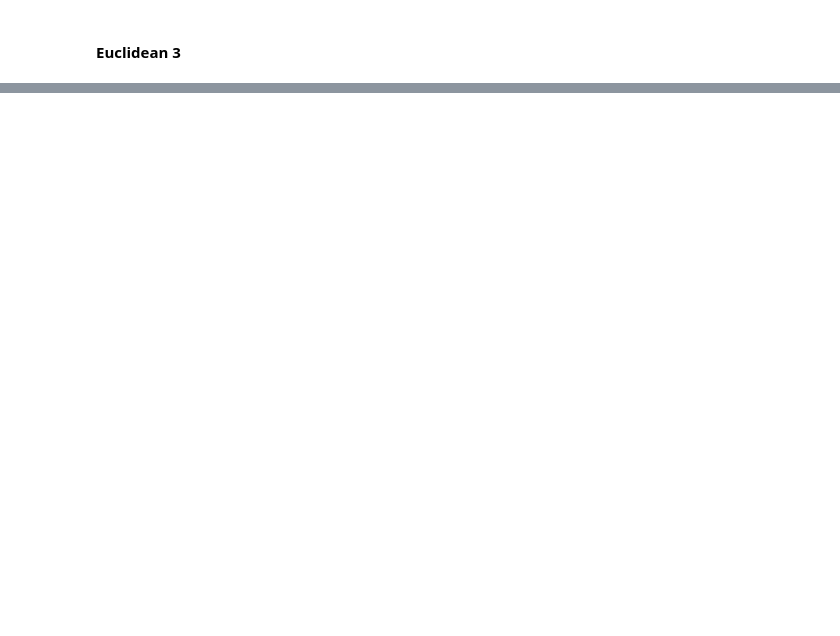
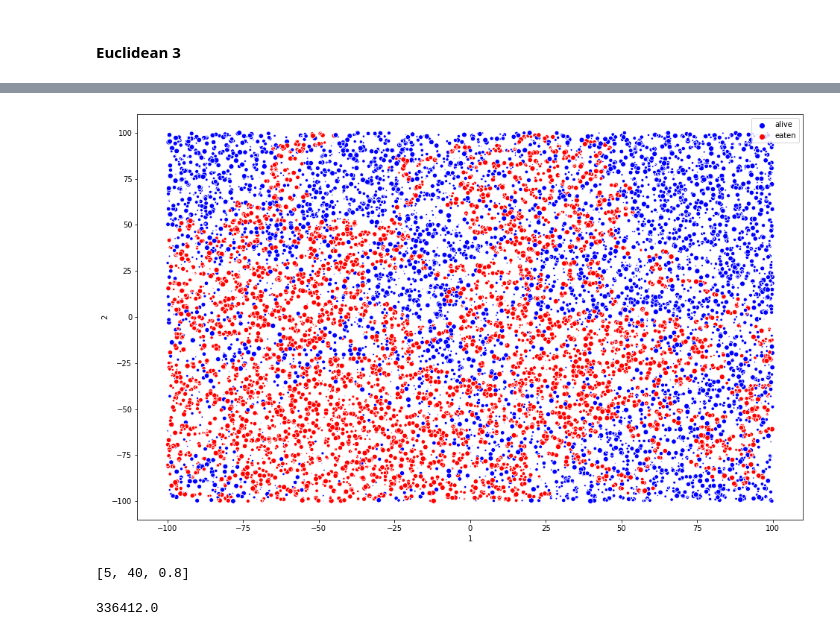
Before and after one commit to camilleAmaury/Master2DS, a Jupyter notebook: ClassificationRepresentationLearning/Projet/FirstTry.ipynb, the cells around one changed output, grey strips where cells are left out. Saved outputs shown, nothing was run; the diff lists cells and outputs as text; code cells hidden in the pictures; blank space fills up the shorter version.

```diff
--- a/ClassificationRepresentationLearning/Projet/FirstTry.ipynb
+++ b/ClassificationRepresentationLearning/Projet/FirstTry.ipynb
@@ -124,18 +256,19 @@ parser(result[0], "Euclidean_3_Metric")
 # %%
-class Random_Strategy(Strategy):
+class OneStep_Metric_Strategy(Strategy):
 
-    def __init__(self):
-        super(Random_Strategy, self).__init__()
+    def __init__(self, metric):
+        super(OneStep_Metric_Strategy, self).__init__()
+        self.metric = metric
 
-    def choose_action(self, possibilities, time_left, coordinate):
-        #action = possibilities[random.randint(0,len(possibilities)-1)][:2]
-        action = argmin[possibilities[i][1] for i in range(len(possibilities))]
-        if time_left - action[1] < 0:
-            return -1, None
-        return int(action[0]), action[1]
+    def choose_action(self, possibilities, rewards, time_left, coordinate):
+        distances = [possibilities[i][1] for i in range(len(possibilities))]
+        ids = [possibilities[i][0] for i in range(len(possibilities))]
+        ratios = self.metric.apply(distances, rewards)
+        action = self.metric.choose(distances, ids, ratios, time_left)
+        return int(ids[action]), distances[action]
 
     # string representation of the object
     def __repr__(self):
-        return "<Object : Strategy (DataCamp) <> Random_Strategy>"
+        return "<Object : Strategy (DataCamp) <> OneStep_Metric_Strategy>"
     def __str__(self):
         return self.__repr__()
@@ -227,0 +275,16 @@ Score :
+# %%
+class OneStep_Euclidean_1_Metric(Metric):
+    def __init__(self, ratio):
+        super(OneStep_Euclidean_1_Metric, self).__init__()
+        self.ratio = ratio
+
+    def apply(self, distances, rewards):
+        n = len(distances)
+        euclidean_ratios = np.array([ ((rewards[i][0] / distances[i]**3 )*(self.ratio) + rewards[i][1]*(1-self.ratio))
+                                       if distances[i] != 0. and rewards[i][0] != 0. else 0. for i in range(n)])
+        mini = np.min(euclidean_ratios)
+        if mini < 0.:
+            for i in range(n):
+                if euclidean_ratios[i] != 0.:
+                    euclidean_ratios[i] -= (mini - 1)
+        return euclidean_ratios
@@ -227,0 +305,4 @@ Score :
+# %%
+scatter_eaten(df, result)
+# %% [output]
+[figure, added]
@@ -227,0 +326,8 @@ Score :
+# %%
+params
+# %% [output]
+[5, 40, 0.8]
+# %%
+result[1]
+# %% [output]
+336412.0
```
Also changed, not shown: parts of 26 cells of this notebook, 11 other files.
